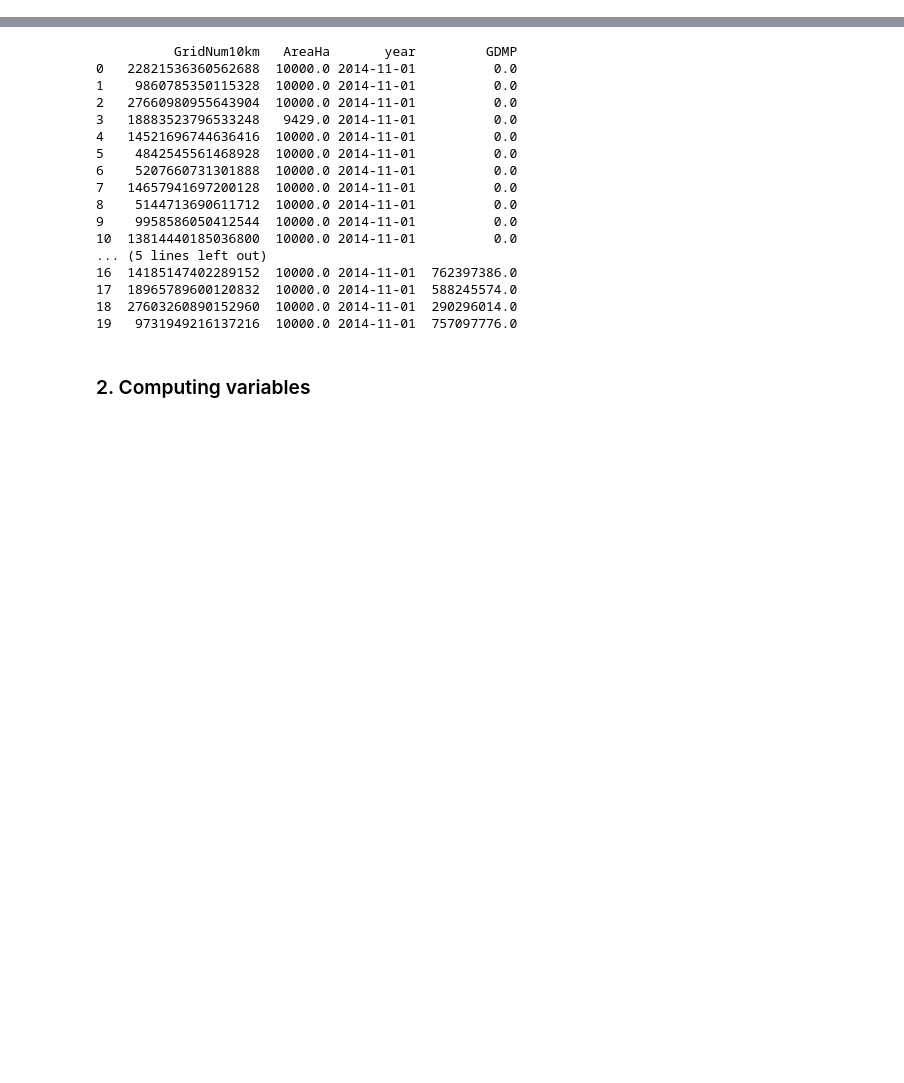
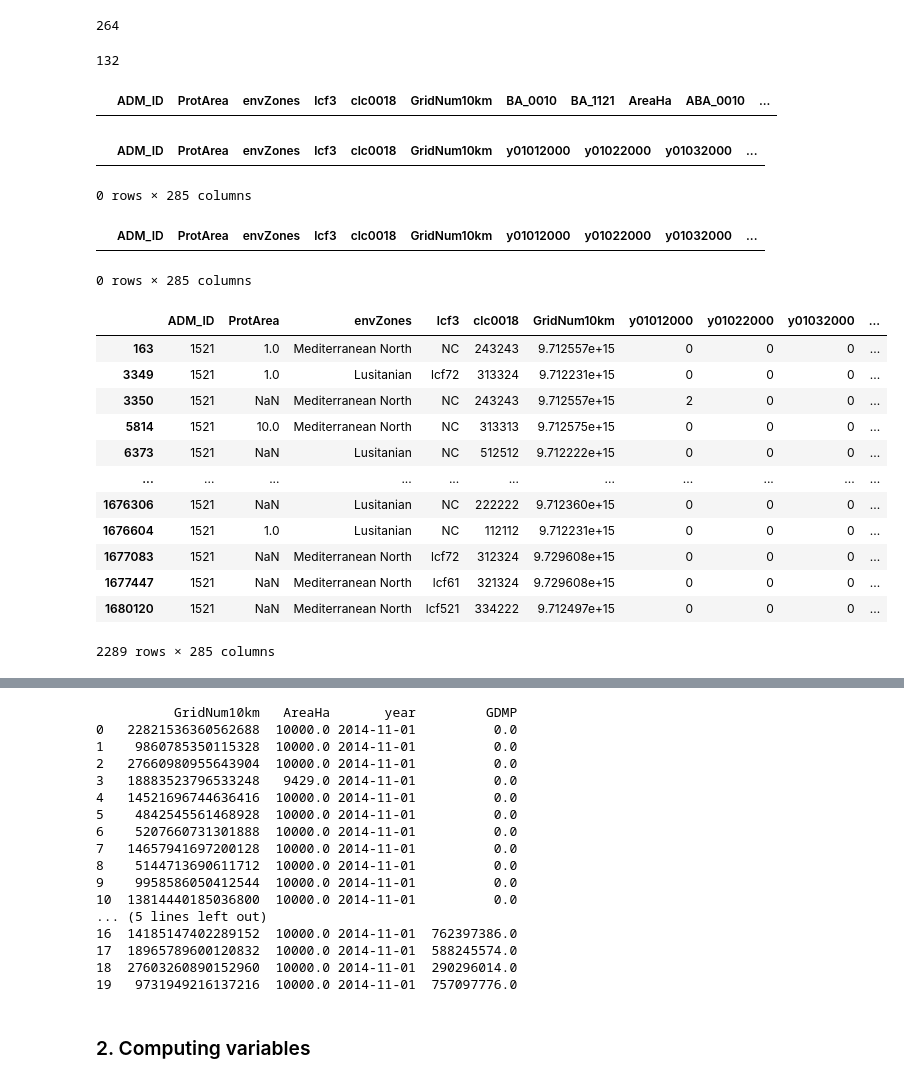
Before and after one commit to MarvinMosel/ETC_DI, a Jupyter notebook: notebooks/f01_wild_fires/wildfires_LT_indicators.ipynb, the cells around one changed output, grey strips where cells are left out. Cells and saved outputs as stored; diff of their text form; code cells hidden in the pictures; blank space fills up the shorter version.

```diff
--- a/notebooks/f01_wild_fires/wildfires_LT_indicators.ipynb
+++ b/notebooks/f01_wild_fires/wildfires_LT_indicators.ipynb
@@ -83,0 +545,38 @@ Reading wilfdire table from greenmonkey
+# %%
+132*2
+# %% [output]
+264
+# %%
+11*12
+# %% [output]
+132
+# %%
+wf_LTA[(wf_LTA['ADM_ID']==1521) & (wf_LTA['GridNum10km'] == 9712437179711488) & (wf_LTA['clc0018'] == 321122)]
+# %% [output]
+|  | ADM_ID | ProtArea | envZones | lcf3 | clc0018 | GridNum10km | BA_0010 | BA_1121 | AreaHa | ABA_0010 | ... |
+# %%
+wildfire[(wildfire['ADM_ID']==1521) & (wildfire['GridNum10km'] == 9712437179711488) & (wildfire['clc0018'] == 321122)]
+# %% [output]
+|  | ADM_ID | ProtArea | envZones | lcf3 | clc0018 | GridNum10km | y01012000 | y01022000 | y01032000 | ... |
+0 rows × 285 columns
+# %%
+wildfire[(wildfire['ADM_ID']==1521) &  (wildfire['clc0018'] == 321122)]
+# %% [output]
+|  | ADM_ID | ProtArea | envZones | lcf3 | clc0018 | GridNum10km | y01012000 | y01022000 | y01032000 | ... |
+0 rows × 285 columns
+# %%
+wildfire[(wildfire['ADM_ID']==1521) ]
+# %% [output]
+|  | ADM_ID | ProtArea | envZones | lcf3 | clc0018 | GridNum10km | y01012000 | y01022000 | y01032000 | ... |
+| 163 | 1521 | 1.0 | Mediterranean North | NC | 243243 | 9.712557e+15 | 0 | 0 | 0 | ... |
+| 3349 | 1521 | 1.0 | Lusitanian | lcf72 | 313324 | 9.712231e+15 | 0 | 0 | 0 | ... |
+| 3350 | 1521 | NaN | Mediterranean North | NC | 243243 | 9.712557e+15 | 2 | 0 | 0 | ... |
+| 5814 | 1521 | 10.0 | Mediterranean North | NC | 313313 | 9.712575e+15 | 0 | 0 | 0 | ... |
+| 6373 | 1521 | NaN | Lusitanian | NC | 512512 | 9.712222e+15 | 0 | 0 | 0 | ... |
+| ... | ... | ... | ... | ... | ... | ... | ... | ... | ... | ... |
+| 1676306 | 1521 | NaN | Lusitanian | NC | 222222 | 9.712360e+15 | 0 | 0 | 0 | ... |
+| 1676604 | 1521 | 1.0 | Lusitanian | NC | 112112 | 9.712231e+15 | 0 | 0 | 0 | ... |
+| 1677083 | 1521 | NaN | Mediterranean North | lcf72 | 312324 | 9.729608e+15 | 0 | 0 | 0 | ... |
+| 1677447 | 1521 | NaN | Mediterranean North | lcf61 | 321324 | 9.729608e+15 | 0 | 0 | 0 | ... |
+| 1680120 | 1521 | NaN | Mediterranean North | lcf521 | 334222 | 9.712497e+15 | 0 | 0 | 0 | ... |
+2289 rows × 285 columns
```
Also changed, not shown: parts of 99 cells of this notebook, 7 other files.
